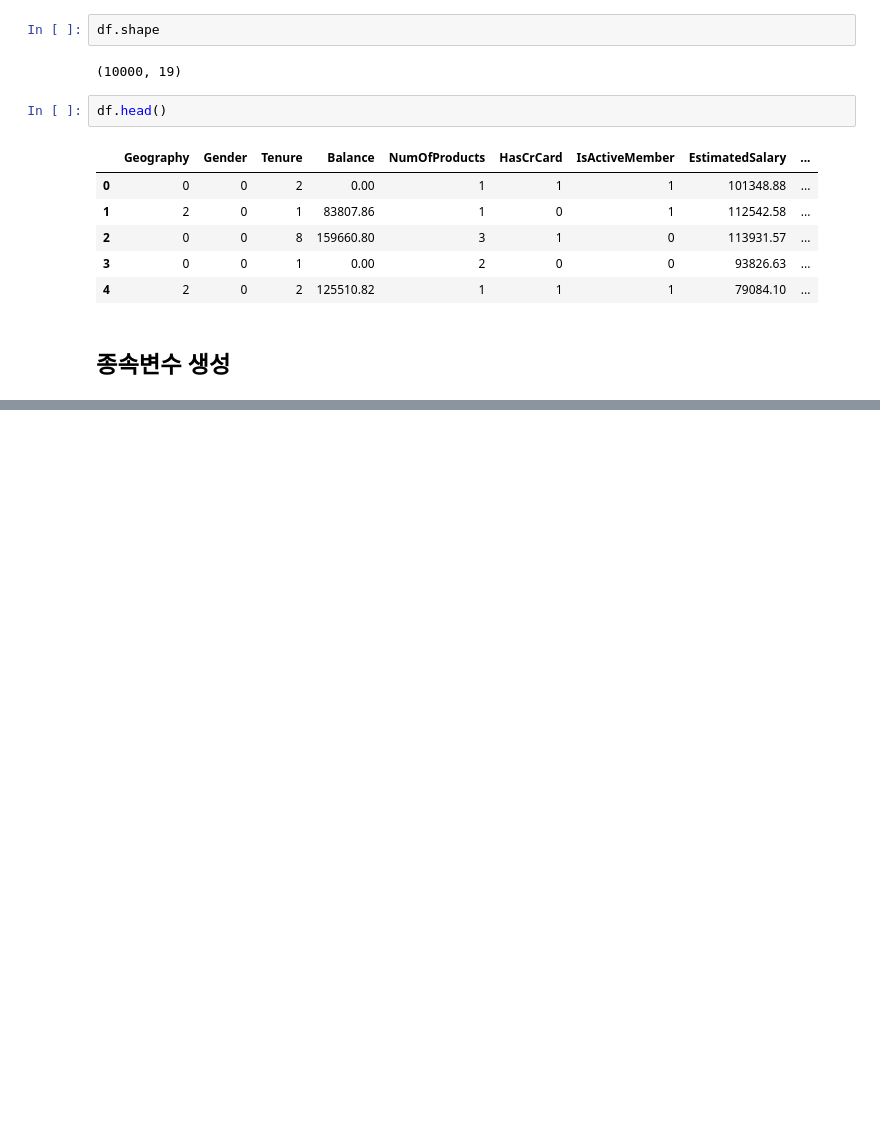
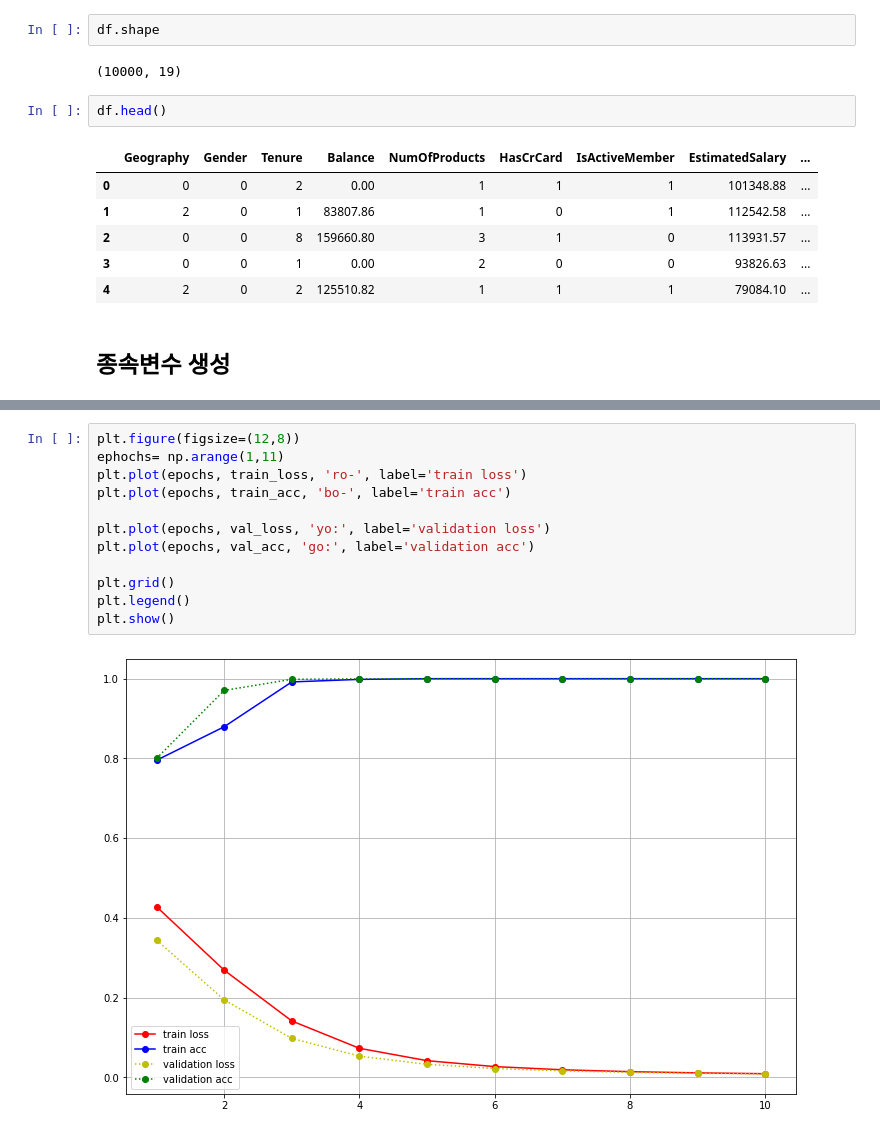
Before and after one commit to joungminhee/Project, a Jupyter notebook: churn_modeling.ipynb, the cells around one changed output, grey strips where cells are left out. Drawn from its saved outputs; the diff is of its cells as text; blank space fills up the shorter version.

```diff
--- a/churn_modeling.ipynb
+++ b/churn_modeling.ipynb
@@ -420,0 +513,14 @@ pipe =
+# %%
+plt.figure(figsize=(12,8))
+ephochs= np.arange(1,11)
+plt.plot(epochs, train_loss, 'ro-', label='train loss')
+plt.plot(epochs, train_acc, 'bo-', label='train acc')
+
+plt.plot(epochs, val_loss, 'yo:', label='validation loss')
+plt.plot(epochs, val_acc, 'go:', label='validation acc')
+
+plt.grid()
+plt.legend()
+plt.show()
+# %% [output]
+[figure, added]
```
Also changed, not shown: parts of 15 cells of this notebook.
